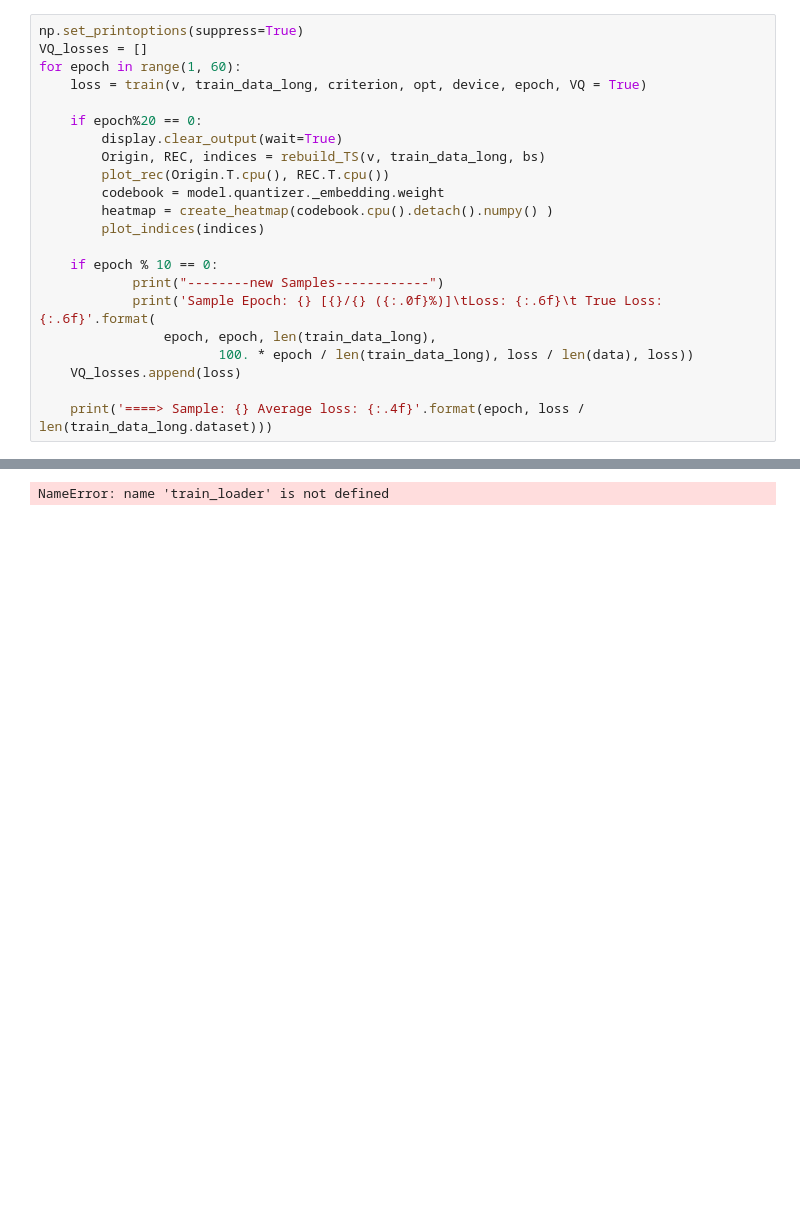
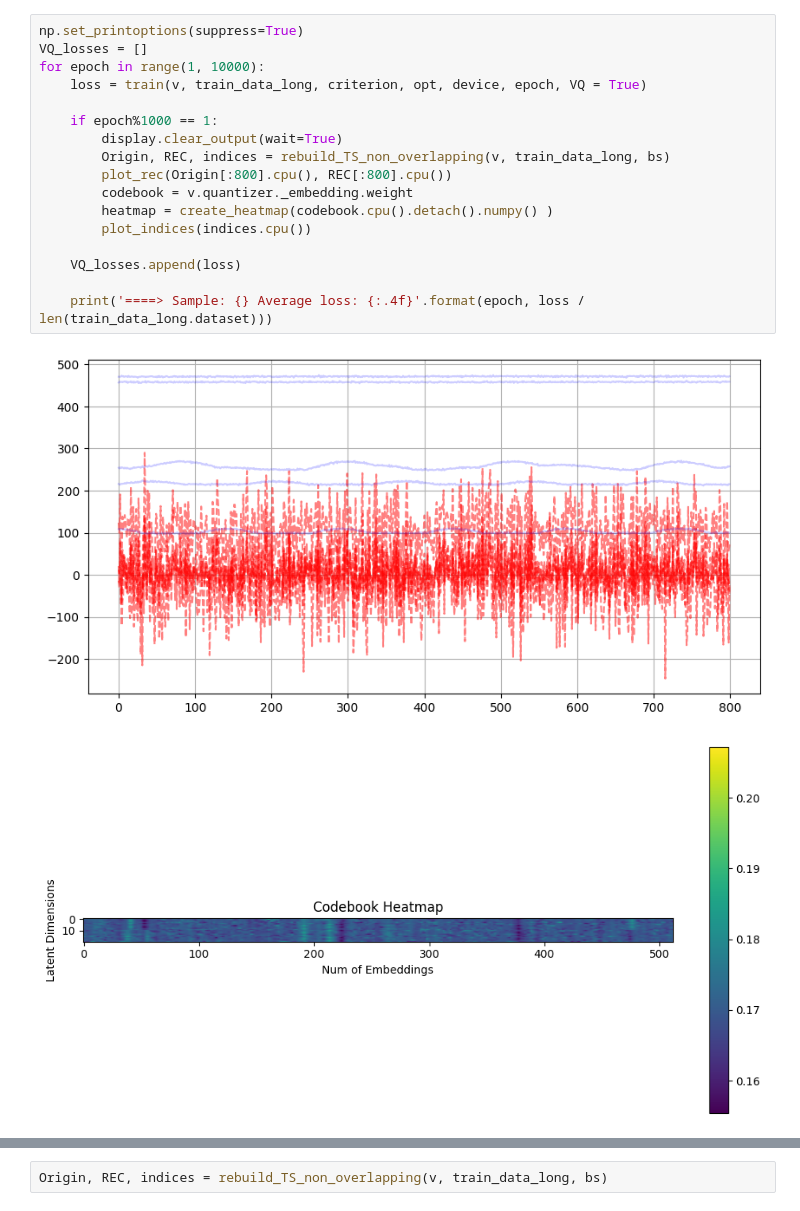
Before and after one commit to AnisKadri/VAE, a Jupyter notebook: Untitled2.ipynb, the cells around one changed output, grey strips where cells are left out. Drawn from its saved outputs; the diff is of its cells as text; blank space fills up the shorter version.

```diff
--- a/Untitled2.ipynb
+++ b/Untitled2.ipynb
@@ -245,23 +302,20 @@ VQ_MST_VAE(
 # %%
 np.set_printoptions(suppress=True)
 VQ_losses = []
-for epoch in range(1, 60):
+for epoch in range(1, 10000):
     loss = train(v, train_data_long, criterion, opt, device, epoch, VQ = True)
 
-    if epoch%20 == 0:
+    if epoch%1000 == 1:
         display.clear_output(wait=True)
-        Origin, REC, indices = rebuild_TS(v, train_data_long, bs)
-        plot_rec(Origin.T.cpu(), REC.T.cpu())
-        codebook = model.quantizer._embedding.weight
+        Origin, REC, indices = rebuild_TS_non_overlapping(v, train_data_long, bs)
+        plot_rec(Origin[:800].cpu(), REC[:800].cpu())
+        codebook = v.quantizer._embedding.weight
         heatmap = create_heatmap(codebook.cpu().detach().numpy() )
-        plot_indices(indices)
+        plot_indices(indices.cpu())
 
-    if epoch % 10 == 0:
-            print("--------new Samples------------")
-            print('Sample Epoch: {} [{}/{} ({:.0f}%)]\tLoss: {:.6f}\t True Loss: {:.6f}'.format(
-                epoch, epoch, len(train_data_long),
-                       100. * epoch / len(train_data_long), loss / len(data), loss))
     VQ_losses.append(loss)
 
     print('====> Sample: {} Average loss: {:.4f}'.format(epoch, loss / len(train_data_long.dataset)))
 # %% [output]
+[figure, added]
+[figure, added]
@@ -285 +340,2 @@ Train Epoch: 10 [800/801 (100%)]        Loss: 8.242798   True Loss: 263.769531
-NameError: name 'train_loader' is not defined
+# %%
+Origin, REC, indices = rebuild_TS_non_overlapping(v, train_data_long, bs)
```
Also changed, not shown: parts of 34 cells of this notebook, 11 other files.
